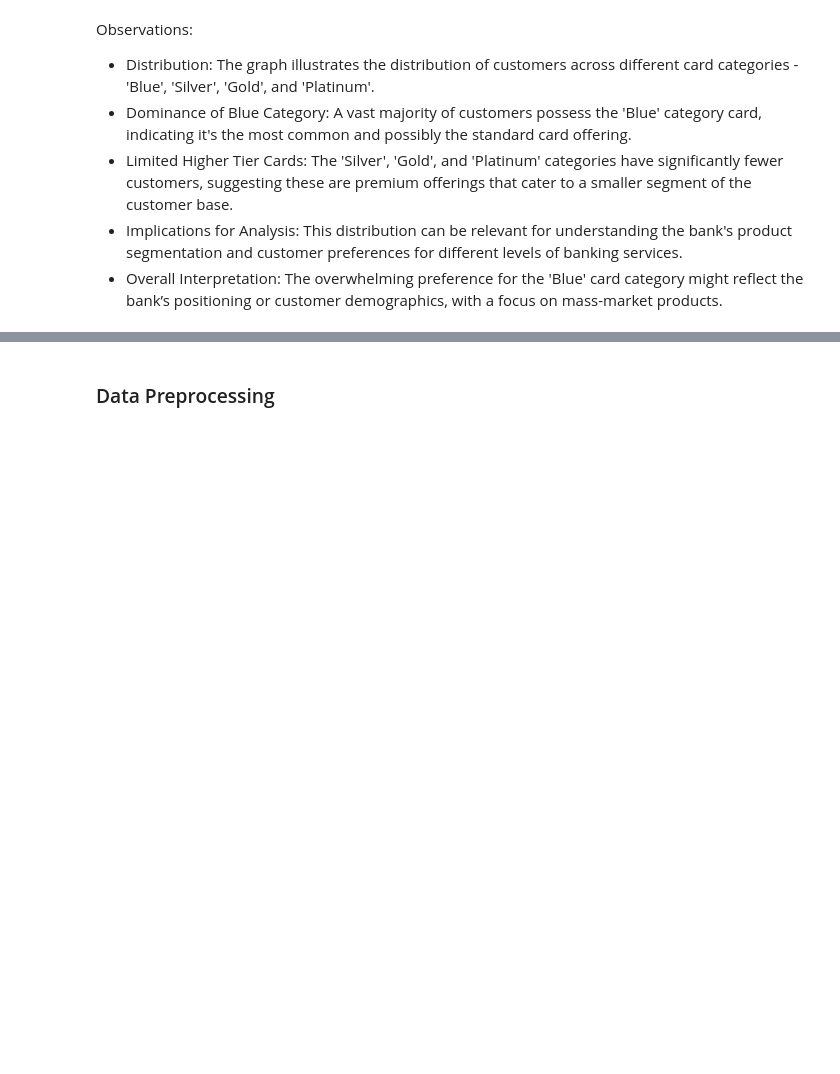
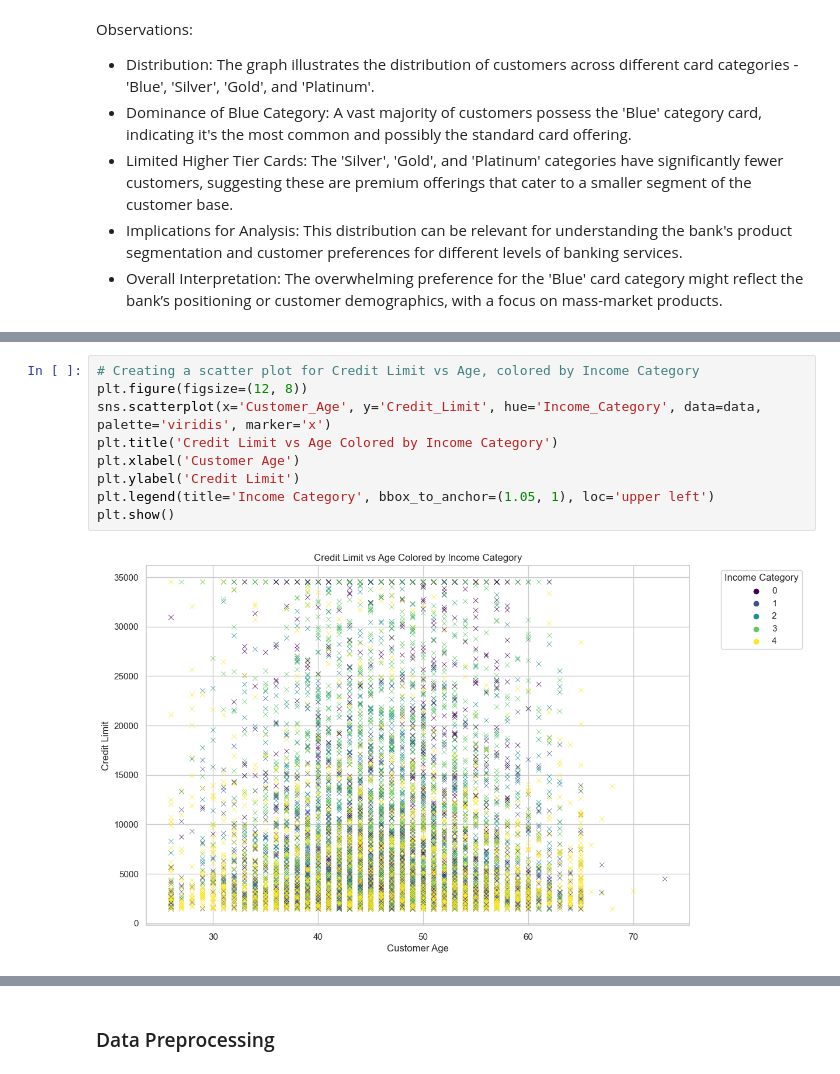
Before and after one commit to sanjayram01/Predicting-Customer-Churn-for-a-Bank, a Jupyter notebook: DM ProjectK.ipynb, the cells around one changed output, grey strips where cells are left out. Saved outputs shown, nothing was run; the diff lists cells and outputs as text; blank space fills up the shorter version.

```diff
--- a/DM ProjectK.ipynb
+++ b/DM ProjectK.ipynb
@@ -547,0 +511,11 @@ categorical_distribution
+# %%
+# Creating a scatter plot for Credit Limit vs Age, colored by Income Category
+plt.figure(figsize=(12, 8))
+sns.scatterplot(x='Customer_Age', y='Credit_Limit', hue='Income_Category', data=data, palette='viridis', marker='x')
+plt.title('Credit Limit vs Age Colored by Income Category')
+plt.xlabel('Customer Age')
+plt.ylabel('Credit Limit')
+plt.legend(title='Income Category', bbox_to_anchor=(1.05, 1), loc='upper left')
+plt.show()
+# %% [output]
+[figure, added]
```
Also changed, not shown: parts of 39 cells of this notebook.
